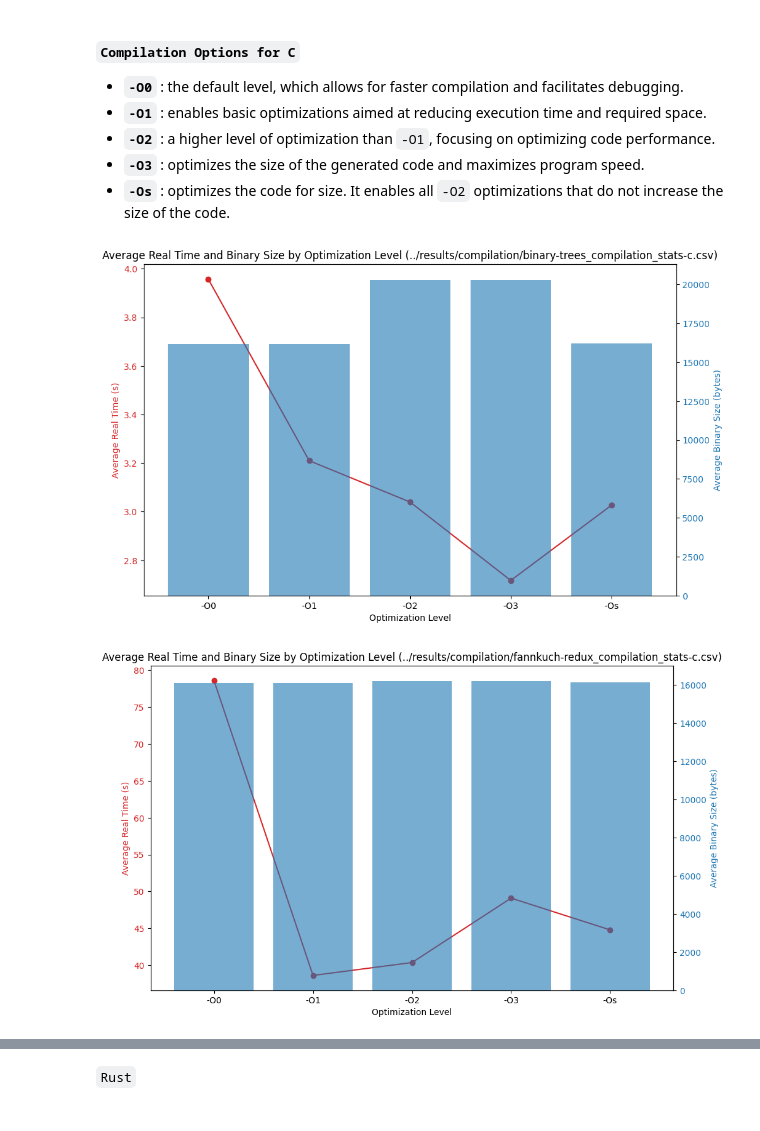
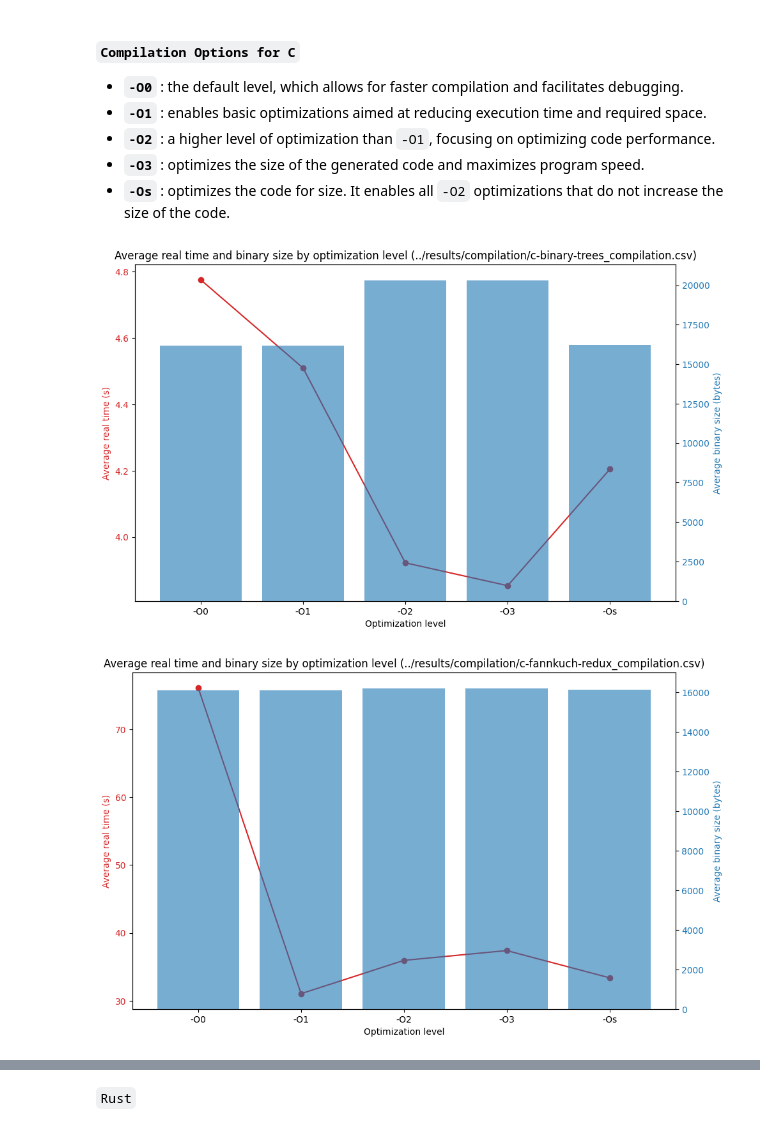
Before and after one commit to reynaldesgr/HPC-Benchmark, a Jupyter notebook: notebook/graphs.ipynb, the cells around one changed output, grey strips where cells are left out. Cells and saved outputs as stored; diff of their text form; code cells hidden in the pictures.

```diff
--- a/notebook/graphs.ipynb
+++ b/notebook/graphs.ipynb
@@ -45,40 +45,40 @@ plt.show()
 import pandas as pd
 import matplotlib.pyplot as plt
 
 csv_files = [
-    '../results/compilation/binary-trees_compilation_stats-c.csv',
-    '../results/compilation/fannkuch-redux_compilation_stats-c.csv',
+    '../results/compilation/c-binary-trees_compilation.csv',
+    '../results/compilation/c-fannkuch-redux_compilation.csv'
 ]
 
 for csv_file in csv_files:
     data = pd.read_csv(csv_file)
     data = data[data['Real Time(s)'] != ' Compilation Failed']
 
     data['Real Time(s)'] = pd.to_numeric(data['Real Time(s)'], errors='coerce')
     data['User Time(s)'] = pd.to_numeric(data['User Time(s)'], errors='coerce')
     data['System Time(s)'] = pd.to_numeric(data['System Time(s)'], errors='coerce')
     data['Binary Size(bytes)'] = pd.to_numeric(data['Binary Size(bytes)'], errors='coerce')
 
     averages = data.groupby('Optimization').mean().reset_index()
 
     fig, ax1 = plt.subplots(figsize=(10, 6))
 
     color = 'tab:red'
-    ax1.set_xlabel('Optimization Level')
-    ax1.set_ylabel('Average Real Time (s)', color=color)
-    ax1.plot(averages['Optimization'], averages['Real Time(s)'], color=color, marker='o', label='Average Real Time')
+    ax1.set_xlabel('Optimization level')
+    ax1.set_ylabel('Average real time (s)', color=color)
+    ax1.plot(averages['Optimization'], averages['Real Time(s)'], color=color, marker='o', label='Average real time')
     ax1.tick_params(axis='y', labelcolor=color)
 
     ax2 = ax1.twinx()
 
     color = 'tab:blue'
-    ax2.set_ylabel('Average Binary Size (bytes)', color=color)
-    ax2.bar(averages['Optimization'], averages['Binary Size(bytes)'], color=color, alpha=0.6, label='Average Binary Size')
+    ax2.set_ylabel('Average binary size (bytes)', color=color)
+    ax2.bar(averages['Optimization'], averages['Binary Size(bytes)'], color=color, alpha=0.6, label='Average binary size')
     ax2.tick_params(axis='y', labelcolor=color)
 
     fig.tight_layout()
-    plt.title(f'Average Real Time and Binary Size by Optimization Level ({csv_file})')
+    plt.title(f'Average real time and binary size by optimization level ({csv_file})')
     plt.show()
 # %% [output]
-[figure, old version]
+[figure, new version]
-[figure, old version]
+[figure, new version]
```
Also changed, not shown: parts of 7 cells of this notebook, 7 other files.
